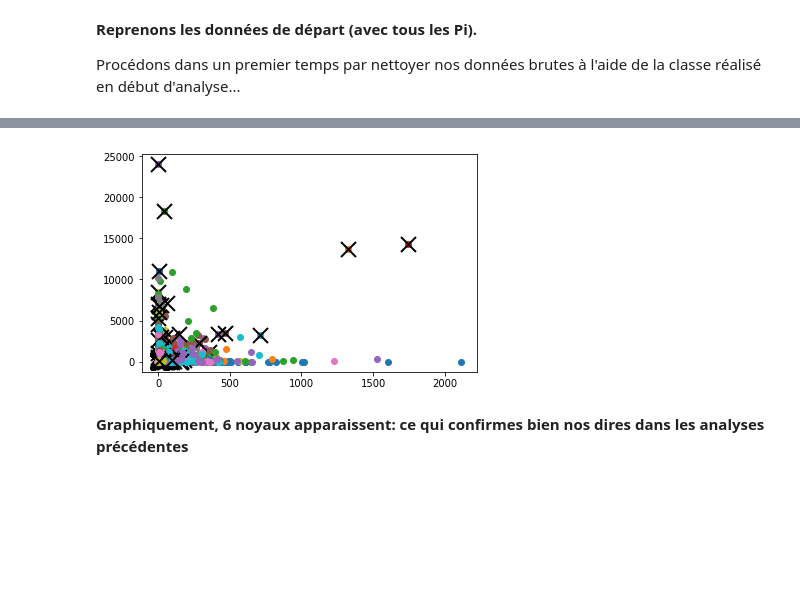
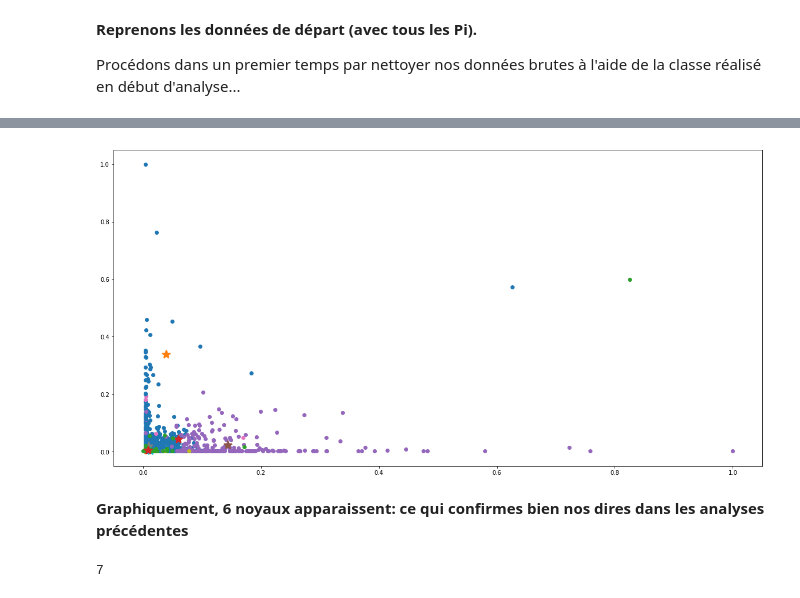
Before and after one commit to MadDoxXimba/projetEntrepot, a Jupyter notebook: NotebookJYC.ipynb, the cells around one changed output, grey strips where cells are left out. Saved outputs shown, nothing was run; the diff lists cells and outputs as text; code cells hidden in the pictures; blank space fills up the shorter version.

Commit message:
fix normalization

```diff
--- a/NotebookJYC.ipynb
+++ b/NotebookJYC.ipynb
@@ -415,0 +402,13 @@ normalizedData = centerReduce(dataManager3.getDataframe())
+# %%
+# takes a pandas dataframe as argument
+def min_maxNormalization(data):
+    df = data
+    df_norm = (df - df.min()) / (df.max() - df.min())
+    return df_norm
+
+
+
+#normalizedData = meanNormalization(dataManager3.getDataframe())
+normalizedData = min_maxNormalization(dataManager3.getDataframe())
+# check if normalized correctly
+normalizedData.max() - normalizedData.min()
@@ -416,23 +433,32 @@ normalizedData = centerReduce(dataManager3.getDataframe())
 # %%
-k = 200
-#kmean_data = dataManager3.getDataframe().as_matrix()
+# set figure size
+from pylab import rcParams
+rcParams['figure.figsize'] = 20, 10
+
+k = 7
 kmean_data = normalizedData.as_matrix()
 kmeans = KMeans(n_clusters=k, random_state=0).fit(kmean_data)
 labels = kmeans.labels_
 centroids = kmeans.cluster_centers_
 
 for i in range(k):
     # select only data observations with cluster label == i
     ds = kmean_data[np.where(labels==i)]
     # plot the data observations
+
     pyplot.plot(ds[:,0],ds[:,1],'o')
     # plot the centroids
-    lines = pyplot.plot(centroids[i,0],centroids[i,1],'kx')
+    lines = pyplot.plot(centroids[i,0],centroids[i,1],'*')
     # make the centroid x's bigger
     pyplot.setp(lines,ms=15.0)
     pyplot.setp(lines,mew=2.0)
+pyplot.xscale('linear')
 pyplot.show()
 # %% [output]
-[figure, old version]
+[figure, new version]
 # %% [markdown]
 <strong>Graphiquement, 6 noyaux apparaissent: ce qui confirmes bien nos dires dans les analyses précédentes</strong>
+# %%
+print(len(centroids))
+# %% [output]
+7
```
Also changed, not shown: parts of 3 cells of this notebook.
